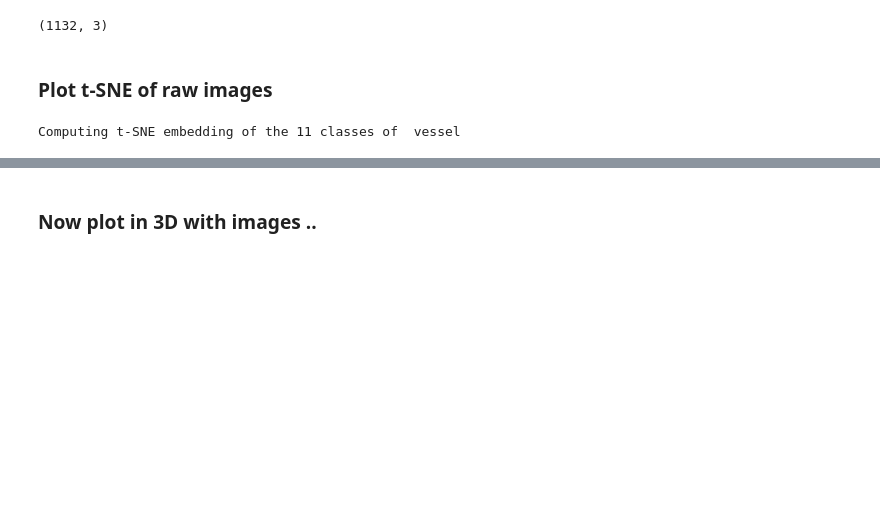
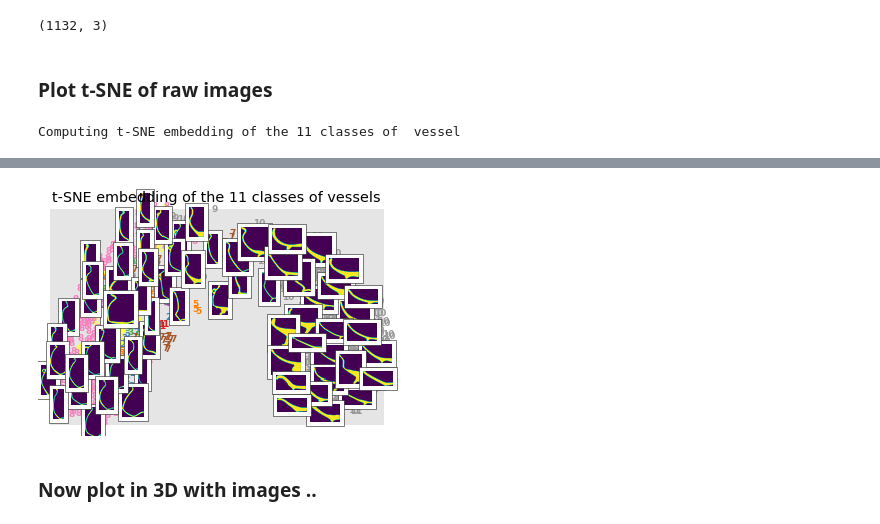
Before and after one commit to celiacintas/vasijas, a Jupyter notebook: profile_clustering.ipynb, the cells around one changed output, grey strips where cells are left out. Saved outputs shown, nothing was run; the diff lists cells and outputs as text; code cells hidden in the pictures; blank space fills up the shorter version.

```diff
--- a/profile_clustering.ipynb
+++ b/profile_clustering.ipynb
@@ -88,8 +51,14 @@ merged.shape
 (1132, 3)
 # %% [markdown]
 ### Plot t-SNE of raw images
+# %%
+files = ["data/perfiles_CATA/png_full/"+i+".png" for i in np.array(merged["id"])]
+# %%
+_merged = pd.DataFrame()
+_merged[0] = files
+_merged[1] = merged['class']
 # %%
-%matplotlib notebook
+%matplotlib inline
 plt.style.use('ggplot')
 import matplotlib.pyplot as plt
 from time import time
@@ -105,7 +74,7 @@ tsne = manifold.TSNE(n_components=2, init='pca', random_state=0)
 #t0 = time()
 #print(merged.values)
 X_tsne = tsne.fit_transform(np.array(merged['Image'].tolist()))
-utils.plot_embedding(X_tsne, merged_,
+utils.plot_embedding(X_tsne, _merged,
                "t-SNE embedding of the 11 classes of vessels")
 
 plt.grid()
@@ -117,3 +84,4 @@ Computing t-SNE embedding of the 11 classes of  vessel
+[figure, added]
 # %% [markdown]
 ### Now plot in 3D with images ..
 # %%
```
Also changed, not shown: parts of 6 cells of this notebook, 4 other files.
